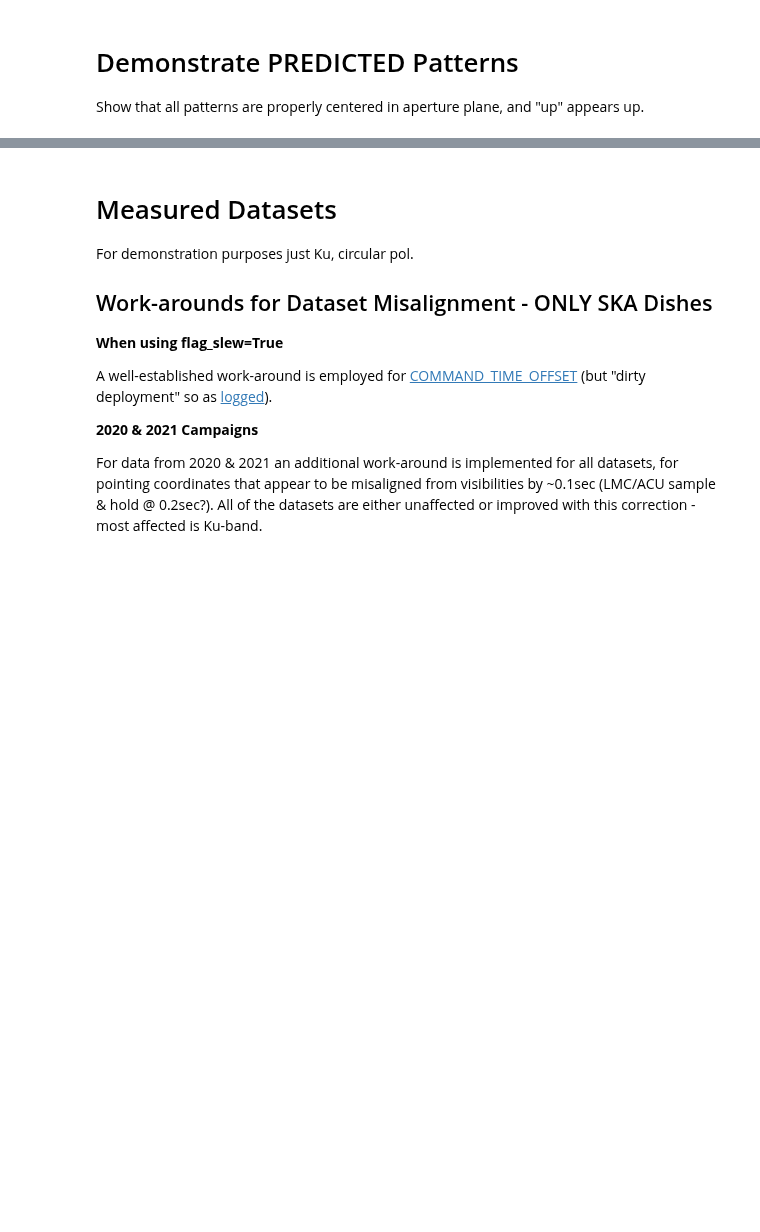
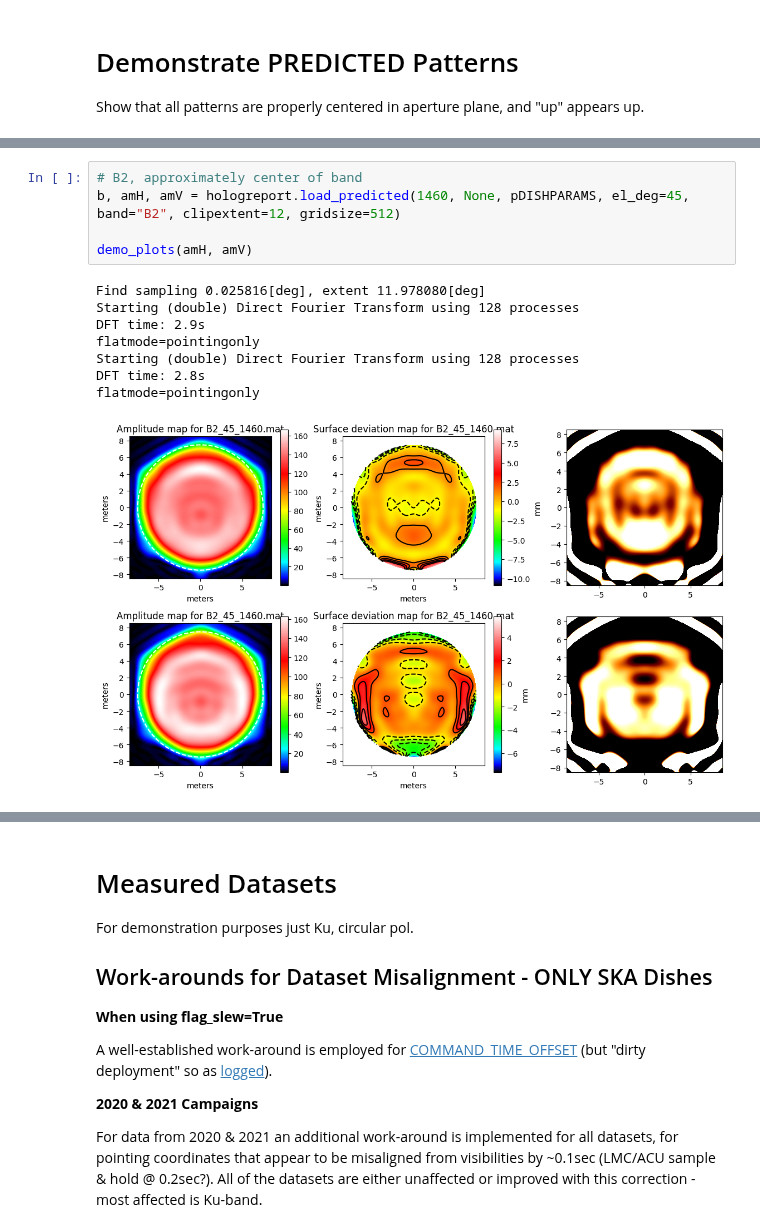
Before and after one commit to ska-sa/dvs, a Jupyter notebook: notebooks/Holography Demo.ipynb, the cells around one changed output, grey strips where cells are left out. Saved outputs shown, nothing was run; the diff lists cells and outputs as text; blank space fills up the shorter version.

```diff
--- a/notebooks/Holography Demo.ipynb
+++ b/notebooks/Holography Demo.ipynb
@@ -103,3 +86,17 @@ for ax,am in zip(axs, (amH,amV)):
+# %%
+# B2, approximately center of band
+b, amH, amV = hologreport.load_predicted(1460, None, pDISHPARAMS, el_deg=45, band="B2", clipextent=12, gridsize=512)
+
+demo_plots(amH, amV)
+# %% [output]
+Find sampling 0.025816[deg], extent 11.978080[deg]
+Starting (double) Direct Fourier Transform using 128 processes
+DFT time: 2.9s
+flatmode=pointingonly
+Starting (double) Direct Fourier Transform using 128 processes
+DFT time: 2.8s
+flatmode=pointingonly
+[figure, added]
 # %%
 # Ku-band
 b, amH, amV = hologreport.load_predicted(11452, None, pDISHPARAMS, el_deg=45, band="Ku", clipextent=2, gridsize=512)
```
Also changed, not shown: parts of 16 cells of this notebook, 4 other files.
